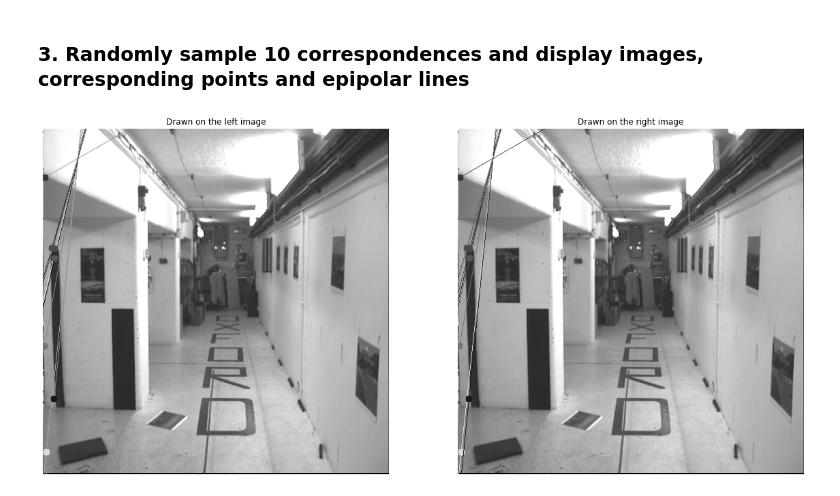
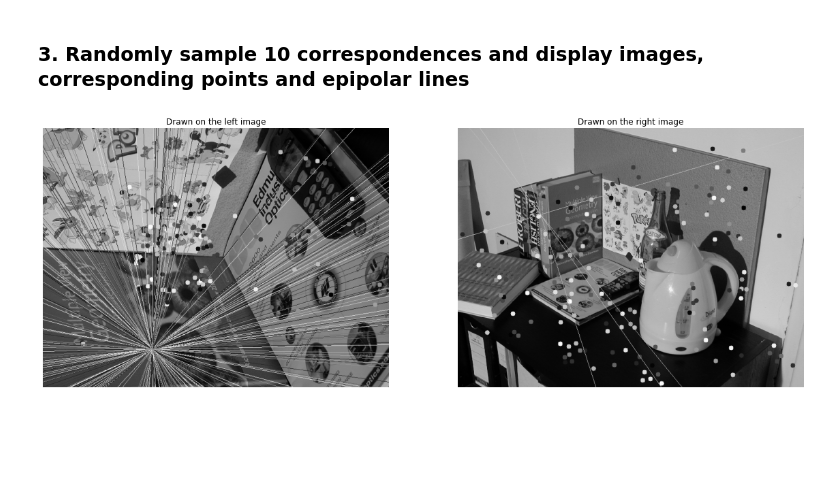
Before and after one commit to adesu7/8-point-Algorithm-Fundamental-Matrix, a Jupyter notebook: COMP90086_asst3_2022.ipynb, the cells around one changed output. Drawn from its saved outputs; the diff is of its cells as text; code cells hidden in the pictures; blank space fills up the shorter version.

```diff
--- a/COMP90086_asst3_2022.ipynb
+++ b/COMP90086_asst3_2022.ipynb
@@ -26,7 +26,7 @@ import os
 data_dir = '/Users/adityadesu/Documents/Computer Vision/Assignment 3/kusvod2'
 
 bookshelfA = cv2.imread(os.path.join(data_dir, 'bookshA.png'), cv2.IMREAD_GRAYSCALE)
-bookshelfB = cv2.imread(os.path.join(data_dir, 'bookshA.png'), cv2.IMREAD_GRAYSCALE)
+bookshelfB = cv2.imread(os.path.join(data_dir, 'bookshB.png'), cv2.IMREAD_GRAYSCALE)
 
 # Convert to colour space
 #bookshelfA = cv2.cvtColor(bookshelfA, cv2.COLOR_BGR2RGB)
@@ -254,36 +281,36 @@ def drawlines(img1,img2,lines,pts1,pts2):
     return img1,img2
 inliers_array = np.array(inliers)
 
 
 
 
 
-linesL = compute_epilines(F, ptsL, inliers_array)
+linesL = compute_epilines(F, ptsL, best_inliers)
 #linesL = linesL.reshape(-1,3)
-img5, img6 = drawlines(bookshelfB, bookshelfA, linesL[:10], ptsL[inliers[0:10]], ptsR[inliers[0:10]])
+img5, img6 = drawlines(bookshelfB, bookshelfA, linesL, ptsL[best_inliers], ptsR[best_inliers])
 
 # Find epilines corresponding to points in left image
 # and draw its lines on right image
 linesR = compute_epilines(F.T, ptsR, inliers_array)
 #linesR = linesR.reshape(-1,3)
 img3, img4 = drawlines(bookshelfA, bookshelfB, linesR[:10], ptsR[inliers[:10]], ptsL[inliers[:10]])
 
 # Display the results
 plt.subplots(figsize=(20, 20))
 
 plt.subplot(1,2,1)
 plt.imshow(img5, cmap='gray')
 plt.title('Drawn on the left image')
 plt.axis('off')
 
 plt.subplot(1,2,2)
 plt.imshow(img3, cmap='gray')
 plt.title('Drawn on the right image')
 plt.axis('off')
 
 plt.show()
 # %% [output]
-[figure, old version]
+[figure, new version]
 # %%
 Determinant of draft F before setting the smallest singular value to 0 0.01775090734658753
 Determinant of draft F after setting smallest singular value to 0 -1.019700809537589e-17
```
Also changed, not shown: parts of 2 cells of this notebook.
